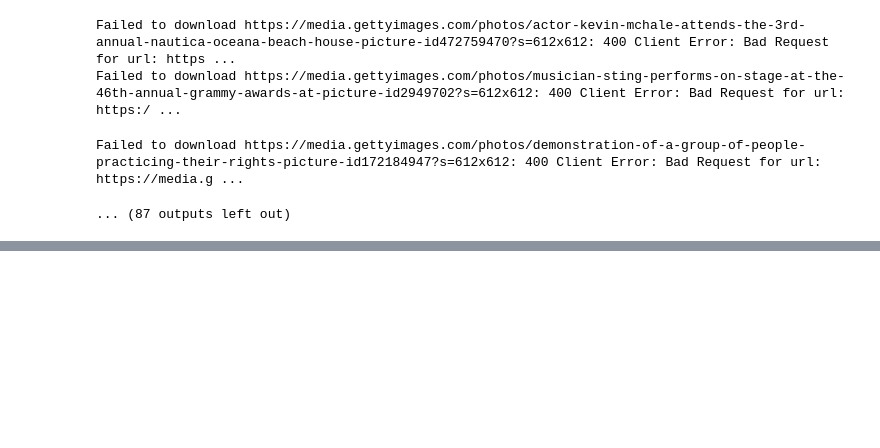
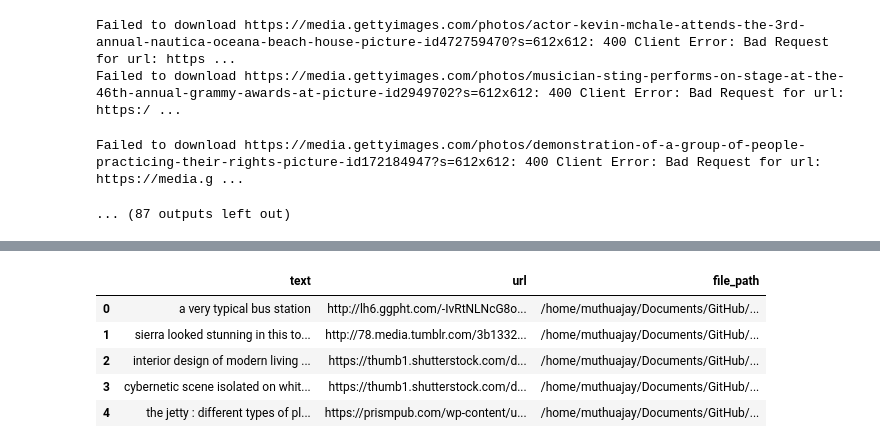
Before and after one commit to MuthuAjay/DeepLearning, a Jupyter notebook: CLIP/prepare_dataset.ipynb, the cells around one changed output, grey strips where cells are left out. Drawn from its saved outputs; the diff is of its cells as text; code cells hidden in the pictures; blank space fills up the shorter version.

Commit message:
sample_preparation

```diff
--- a/CLIP/prepare_dataset.ipynb
+++ b/CLIP/prepare_dataset.ipynb
@@ -275,0 +298,14 @@ test_df["file_path"] = test_df.index.map(file_path_dict)
+# %%
+save_path = "/home/muthuajay/Documents/GitHub/DeepLearning/datasets/clip/sample_7240.csv"
+
+df_10000.dropna().to_csv(save_path, index=False)
+# %%
+sample_df = pd.read_csv(save_path)
+sample_df.head()
+# %% [output]
+|  | text | url | file_path |
+| 0 | a very typical bus station | http://lh6.ggpht.com/-IvRtNLNcG8o... | /home/muthuajay/Documents/GitHub/... |
+| 1 | sierra looked stunning in this to... | http://78.media.tumblr.com/3b1332... | /home/muthuajay/Documents/GitHub/... |
+| 2 | interior design of modern living ... | https://thumb1.shutterstock.com/d... | /home/muthuajay/Documents/GitHub/... |
+| 3 | cybernetic scene isolated on whit... | https://thumb1.shutterstock.com/d... | /home/muthuajay/Documents/GitHub/... |
+| 4 | the jetty : different types of pl... | https://prismpub.com/wp-content/u... | /home/muthuajay/Documents/GitHub/... |
```
Also changed, not shown: parts of 2 cells of this notebook.
